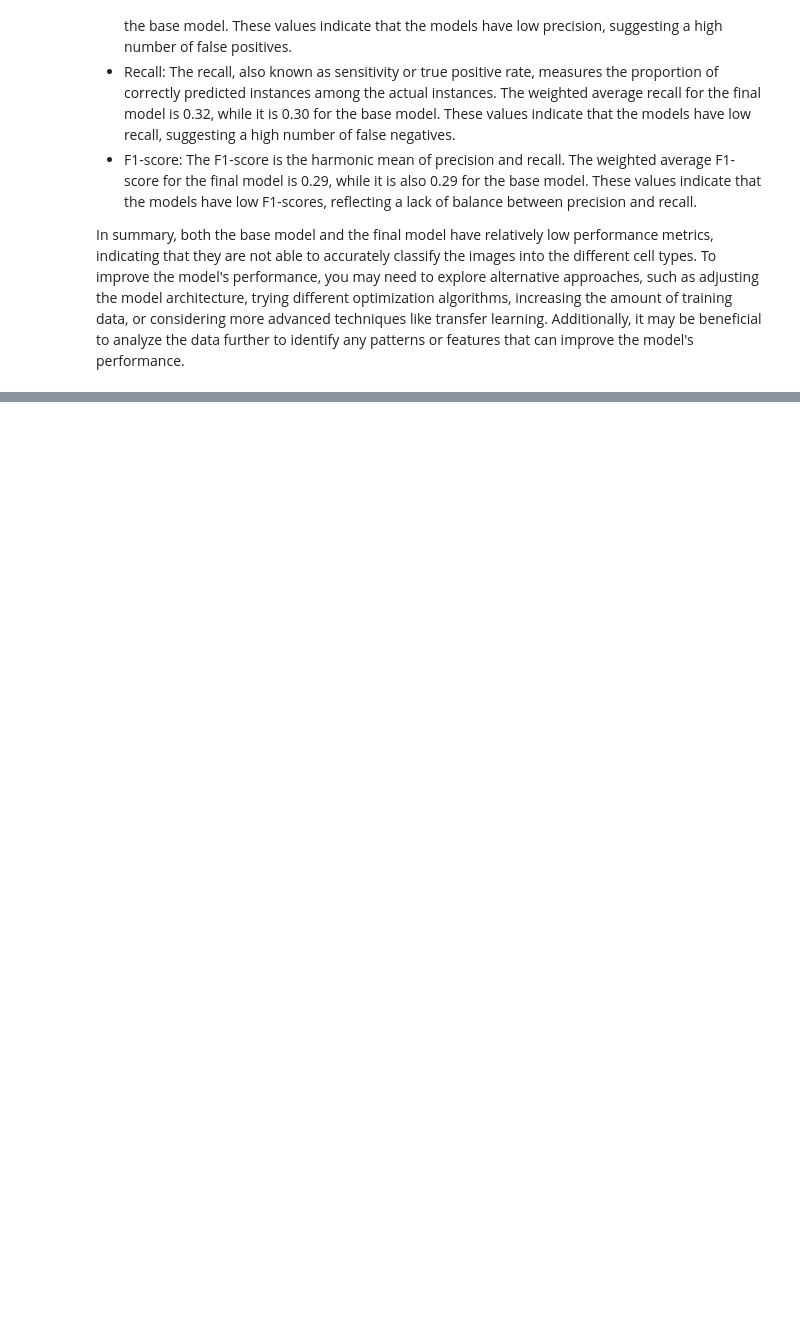
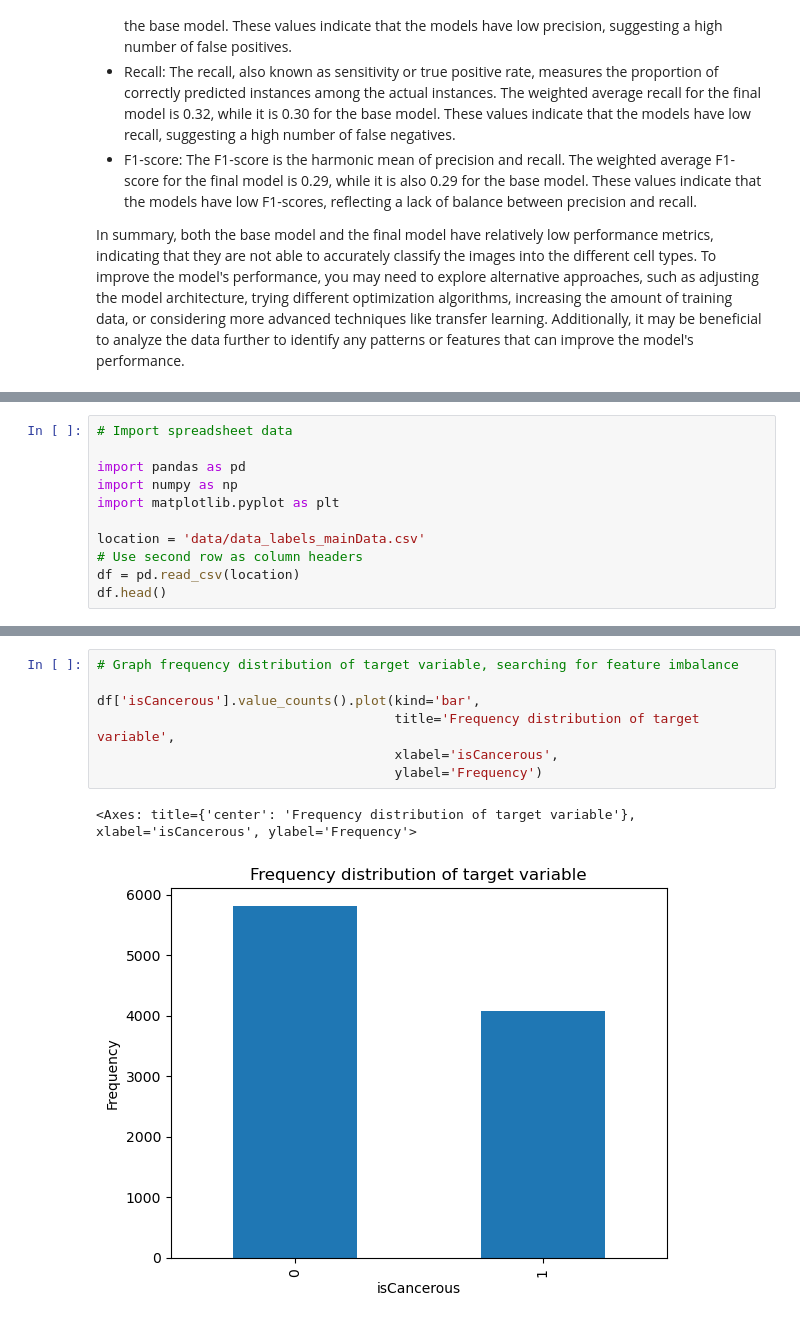
Before and after one commit to AmiruC/Machine-Learning-Cancer-Classification-Model, a Jupyter notebook: notebooks/notebook.ipynb, the cells around one changed output, grey strips where cells are left out. Drawn from its saved outputs; the diff is of its cells as text; blank space fills up the shorter version.

Commit message:
Merge isCancerous model

```diff
--- a/notebooks/notebook.ipynb
+++ b/notebooks/notebook.ipynb
@@ -608,0 +613,11 @@ In summary, both the base model and the final model have relatively low performa
+# %%
+# Import spreadsheet data
+
+import pandas as pd
+import numpy as np
+import matplotlib.pyplot as plt
+
+location = 'data/data_labels_mainData.csv'
+# Use second row as column headers
+df = pd.read_csv(location)
+df.head()
@@ -608,0 +631,10 @@ In summary, both the base model and the final model have relatively low performa
+# %%
+# Graph frequency distribution of target variable, searching for feature imbalance
+
+df['isCancerous'].value_counts().plot(kind='bar',
+                                      title='Frequency distribution of target variable',
+                                      xlabel='isCancerous',
+                                      ylabel='Frequency')
+# %% [output]
+<Axes: title={'center': 'Frequency distribution of target variable'}, xlabel='isCancerous', ylabel='Frequency'>
+[figure, added]
```
Also changed, not shown: parts of 15 cells of this notebook.
